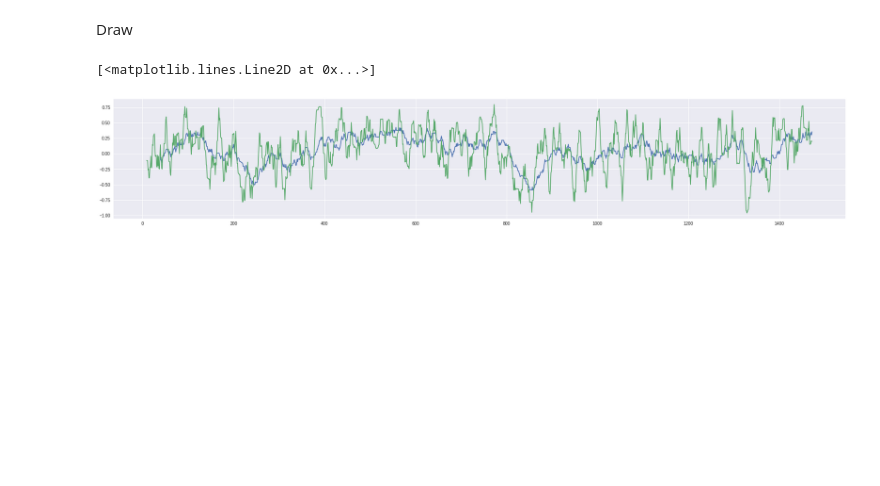
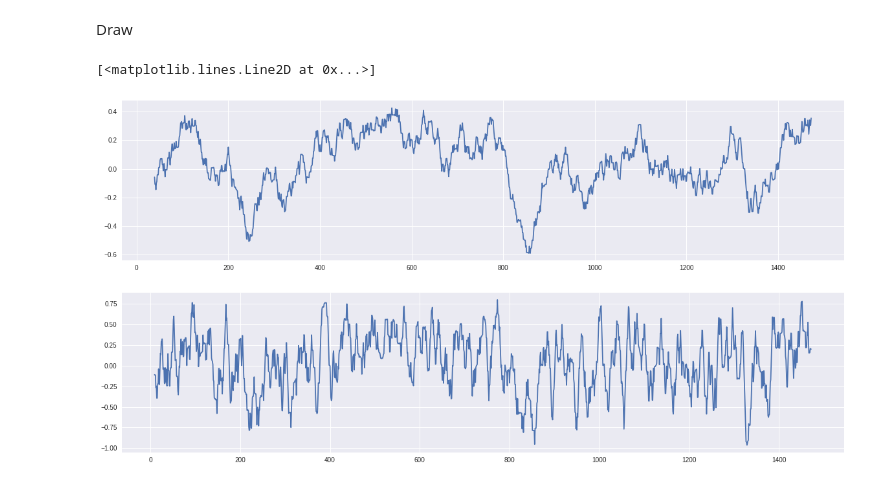
Before and after one commit to KhaldounN/Files-, a Jupyter notebook: Final_project/DSF_FINAL_PROJECT.ipynb, the cells around one changed output. Saved outputs shown, nothing was run; the diff lists cells and outputs as text; code cells hidden in the pictures; blank space fills up the shorter version.

```diff
--- a/Final_project/DSF_FINAL_PROJECT.ipynb
+++ b/Final_project/DSF_FINAL_PROJECT.ipynb
@@ -340,24 +309,23 @@ Draw
 # %%
 l = []
 for i , x in enumerate(df_sentement.iloc[0,:]):
   try:
     if str(x.value) == 'NEGATIVE':
       p = x.score * (-1)
     else:
       p = x.score
     l.append(p)
   except:
     pass
 l = pd.DataFrame(l)
 l['Major'] = l[0].rolling(40).mean()
 l['Minor'] = l[0].rolling(10).mean()
 
 import matplotlib.pyplot as plt
 plt.style.use("seaborn")
-
-plt.figure(figsize = (30,5))
-plt.plot(l['Major'])
-plt.plot(l['Minor'])
+fig, axes = plt.subplots(nrows=2, ncols=1, figsize=(20, 10))
+axes[0].plot(l['Major'])
+axes[1].plot(l['Minor'])
 # %% [output]
 [<matplotlib.lines.Line2D at 0x...>]
-[figure, old version]
+[figure, new version]
```
Also changed, not shown: parts of 7 cells of this notebook.
